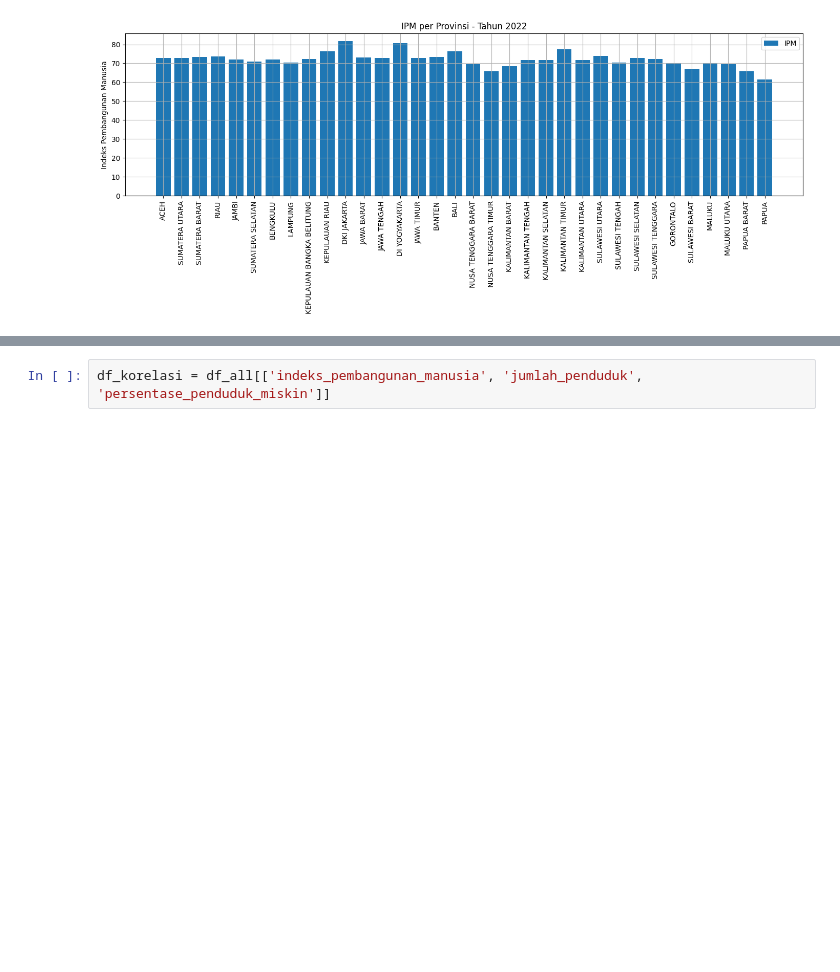
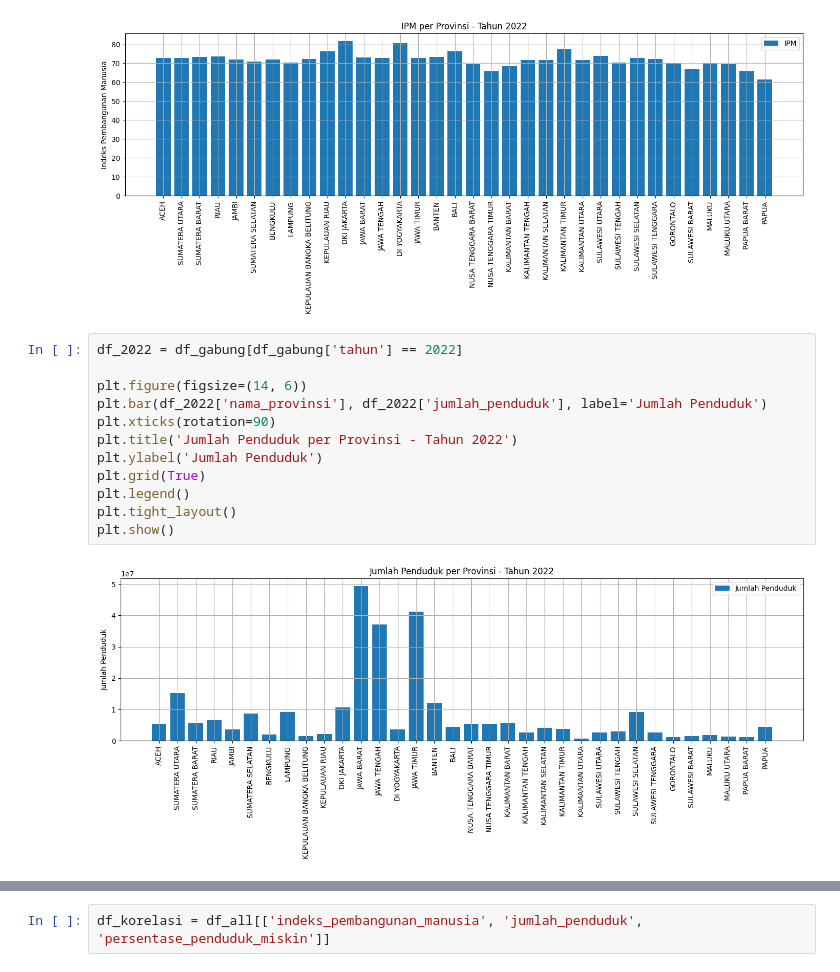
Before and after one commit to rdtfms/analisis-data-uts, a Jupyter notebook: RADITHYA FIRMANSYAH UTS.ipynb, the cells around one changed output, grey strips where cells are left out. Saved outputs shown, nothing was run; the diff lists cells and outputs as text; blank space fills up the shorter version.

```diff
--- a/RADITHYA FIRMANSYAH UTS.ipynb
+++ b/RADITHYA FIRMANSYAH UTS.ipynb
@@ -186,3 +186,17 @@ plt.tight_layout()
 plt.show()
 # %% [output]
 [figure]
+# %%
+df_2022 = df_gabung[df_gabung['tahun'] == 2022]
+
+plt.figure(figsize=(14, 6))
+plt.bar(df_2022['nama_provinsi'], df_2022['jumlah_penduduk'], label='Jumlah Penduduk')
+plt.xticks(rotation=90)
+plt.title('Jumlah Penduduk per Provinsi - Tahun 2022')
+plt.ylabel('Jumlah Penduduk')
+plt.grid(True)
+plt.legend()
+plt.tight_layout()
+plt.show()
+# %% [output]
+[figure, added]
```
Also changed, not shown: parts of 2 cells of this notebook.
